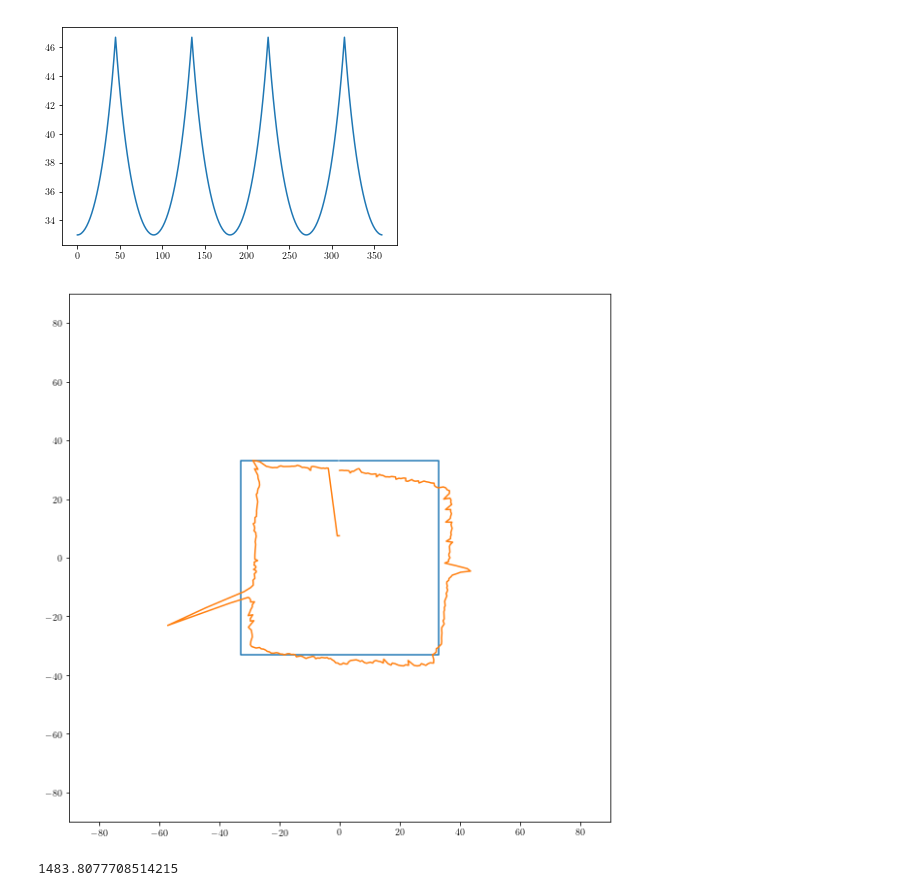
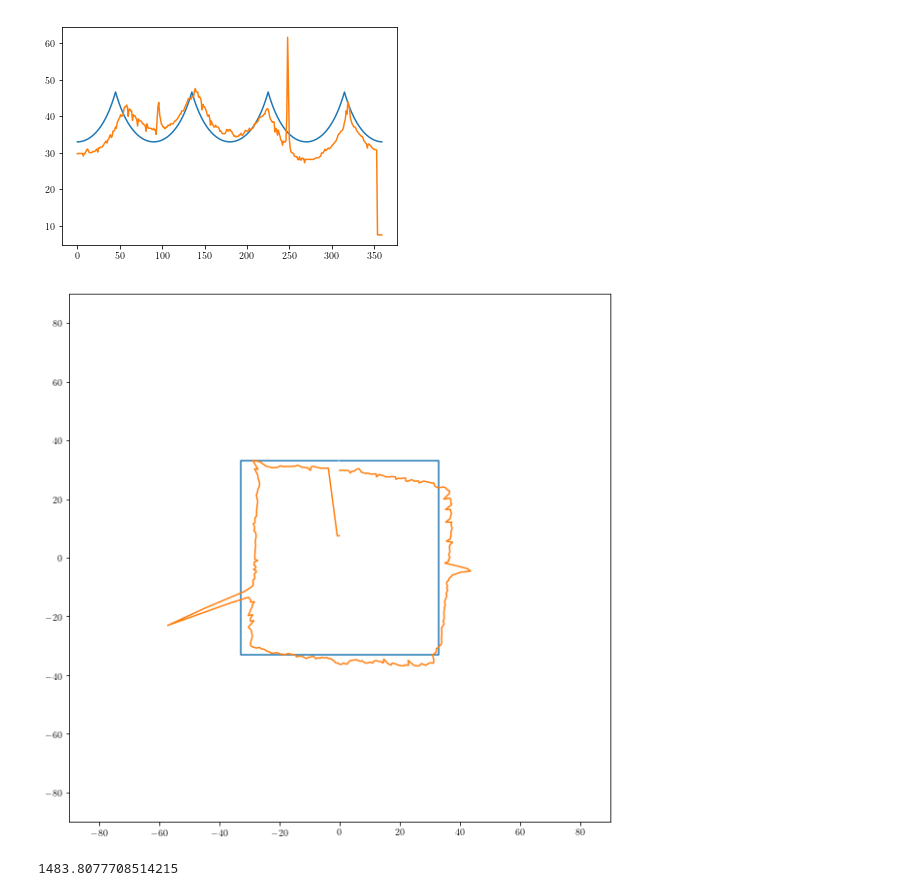
Before and after one commit to fznsakib/arduino-mapping, a Jupyter notebook: graphs/plots.ipynb, the cells around one changed output. Cells and saved outputs as stored; diff of their text form; code cells hidden in the pictures.

Commit message:
Add real distances to plot_distances()

```diff
--- a/graphs/plots.ipynb
+++ b/graphs/plots.ipynb
@@ -6,21 +6,22 @@ import numpy as np
 plt.rc('text', usetex=True)
 plt.rc('font', family='serif')
 # %%
-def plot_distances(distances):
+def plot_distances(ideal_distances, real_distances):
     fig, ax = plt.subplots()
 
-    ax.plot(distances)
+    ax.plot(ideal_distances)
+    ax.plot(real_distances)
 
     plt.show()
 
-def scatter_points(points, real_points):
+def scatter_points(ideal_points, real_points):
     fig, ax = plt.subplots(figsize=(10,10))
 
     ax.set_xlim([-90,90])
     ax.set_ylim([-90,90])
 
-    ax.plot(points[0],points[1])
-    ax.plot(real_points[0],real_points[1])
+    ax.plot(ideal_points[0], ideal_points[1])
+    ax.plot(real_points[0], real_points[1])
 
     plt.show()
 # %%
@@ -36,10 +37,4 @@ def distances_to_coords(distances, center):
     x_coords = center[0] + (distances * np.sin(np.radians(np.arange(360))))
     y_coords = center[1] + (distances * np.cos(np.radians(np.arange(360))))
     return x_coords, y_coords
-# %%
-ideal_distances = ideal_box_distances(33)
-
-plot_distances(ideal_distances)
-# %% [output]
-[figure, removed]
 # %%
@@ -47,10 +42,14 @@ real_distances = np.array([222.58, 223.30, 223.30, 222.58, 223.30, 223.30, 223.3
-real_coords = distances_to_coords(real_distances/10 + 7.5, (0,0))
+real_distances = real_distances/10 + 7.5
+real_coords = distances_to_coords(real_distances, (0,0))
 
-coords = distances_to_coords(ideal_distances, (0,0))
+ideal_distances = ideal_box_distances(33)
+ideal_coords = distances_to_coords(ideal_distances, (0,0))
 
-scatter_points(coords, real_coords)
+plot_distances(ideal_distances, real_distances)
+scatter_points(ideal_coords, real_coords)
 # %% [output]
-[figure, old version]
+[figure, new version]
+[figure, added]
 # %%
 def calculate_error(ideal_distances, real_distances):
     return np.sum(np.absolute(ideal_distances - real_distances))
```
Also changed, not shown: parts of 1 cell of this notebook.
